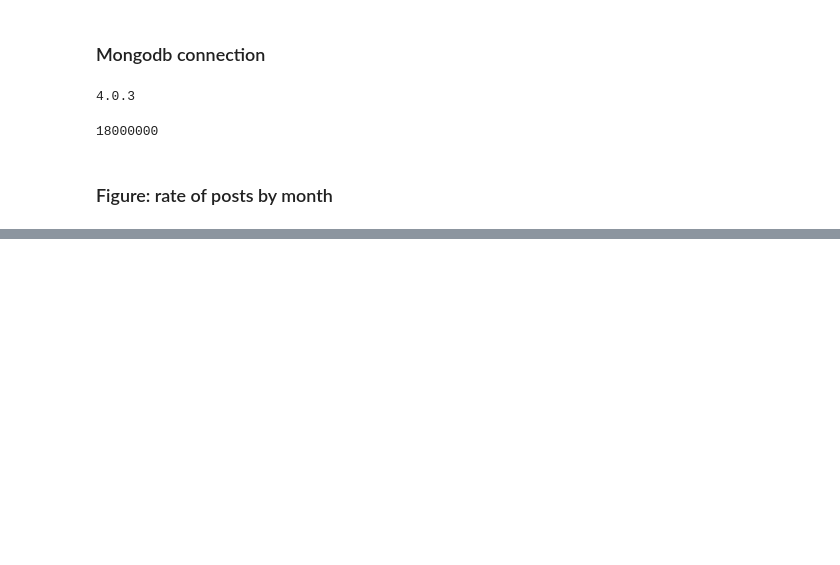
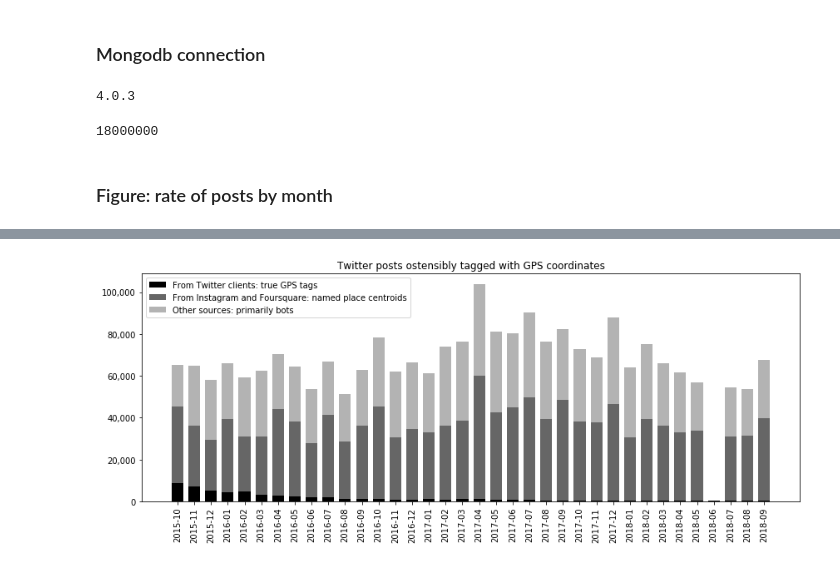
Before and after one commit to smmaurer/place-tagged-posts, a Jupyter notebook: 2018-11-figures.ipynb, the cells around one changed output, grey strips where cells are left out. Saved outputs shown, nothing was run; the diff lists cells and outputs as text; code cells hidden in the pictures; blank space fills up the shorter version.

```diff
--- a/2018-11-figures.ipynb
+++ b/2018-11-figures.ipynb
@@ -69,0 +117,5 @@ df.plot.bar(x='ym', y='value', figsize=(15,5), facecolor='666')
+# %%
+%%time
+c = match({"$and": [{"geo": {"$ne": None}}, {"source": {"$regex" : ".*>Twitter .*"}}]})
+ym, value = to_lists(c)
+df2 = pd.DataFrame({'ym': ym, 'twitter': value}).sort_values('ym').set_index('ym')
@@ -69,0 +125,5 @@ df.plot.bar(x='ym', y='value', figsize=(15,5), facecolor='666')
+# %%
+%%time
+c = match({"$and": [{"geo": {"$ne": None}}, {"source": {"$regex" : ".*>Instagram<.*"}}]})
+ym, value = to_lists(c)
+df3 = pd.DataFrame({'ym': ym, 'instagram': value}).sort_values('ym').set_index('ym')
@@ -69,0 +133,5 @@ df.plot.bar(x='ym', y='value', figsize=(15,5), facecolor='666')
+# %%
+%%time
+c = match({"$and": [{"geo": {"$ne": None}}, {"source": {"$regex" : ".*>Foursquare<.*"}}]})
+ym, value = to_lists(c)
+df4 = pd.DataFrame({'ym': ym, 'foursquare': value}).sort_values('ym').set_index('ym')
@@ -69,0 +141,5 @@ df.plot.bar(x='ym', y='value', figsize=(15,5), facecolor='666')
+# %%
+df = df1.join([df2, df3, df4])
+df['instasquare'] = df.instagram + df.foursquare
+df['other'] = df['all'] - (df.twitter + df.instagram + df.foursquare)
+print(df)
@@ -69,0 +164,27 @@ df.plot.bar(x='ym', y='value', figsize=(15,5), facecolor='666')
+# %%
+fig, ax = plt.subplots(figsize=(12,5))
+width = 0.7
+
+p1 = plt.bar(df.index, df.twitter, width, color=(0,0,0))
+p2 = plt.bar(df.index, df.instasquare, width, bottom=df.twitter, color=(0.4,0.4,0.4))
+p3 = plt.bar(df.index, df.other, width, bottom=df.twitter+df.instasquare, color=(0.7,0.7,0.7))
+
+#df.plot.bar(x='ym', y='value', ax=ax, facecolor='black')
+
+plt.title('Twitter posts ostensibly tagged with GPS coordinates')
+ax.legend('')
+ax.set_xlabel('')
+plt.xticks(rotation='vertical')
+
+ax.get_yaxis().set_major_formatter(
+    matplotlib.ticker.FuncFormatter(lambda x, p: format(int(x), ',')))
+
+ax.legend((p1[0], p2[0], p3[0]),
+          ('From Twitter clients: true GPS tags',
+           'From Instagram and Foursquare: named place centroids',
+           'Other sources: primarily bots'))
+
+plt.tight_layout()
+plt.show()
+# %% [output]
+[figure, added]
```
Also changed, not shown: parts of 15 cells of this notebook, 3 other files.
